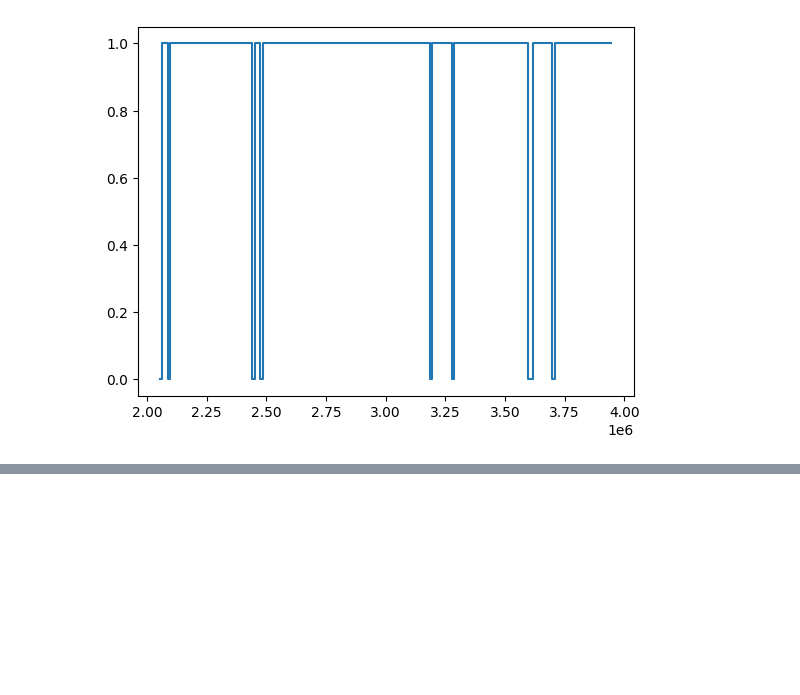
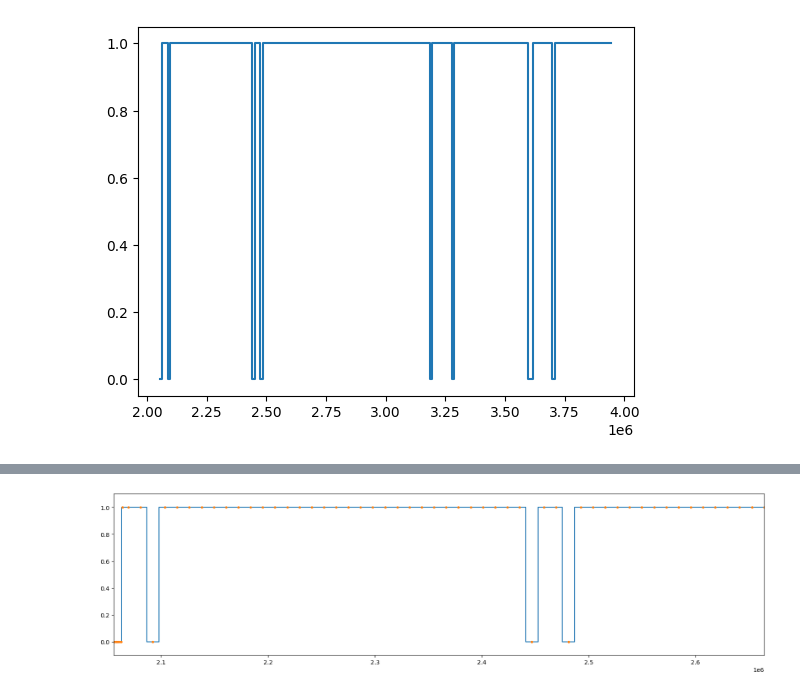
Before and after one commit to VishalRashmika/IR-signals, a Jupyter notebook: analysis.ipynb, the cells around one changed output, grey strips where cells are left out. Saved outputs shown, nothing was run; the diff lists cells and outputs as text; code cells hidden in the pictures; blank space fills up the shorter version.

Commit message:
volume down signal

```diff
--- a/analysis.ipynb
+++ b/analysis.ipynb
@@ -36,0 +45,14 @@ plt.step(us, bits, where='mid')
+# %%
+log2 = np.loadtxt('remote-signals.txt',delimiter=',')[:60]
+# %%
+us2 = log2[:,0]
+bits2 = log2[:,1]
+# %%
+plt.figure(figsize=(20,5))
+plt.step(us2, bits2, where='mid')
+plt.ylim(-0.1,1.1)
+plt.xlim(us2[0],us2[-1])
+plt.plot(us, bits, '.')
+plt.show()
+# %% [output]
+[figure, added]
```
Also changed, not shown: parts of 2 cells of this notebook.
